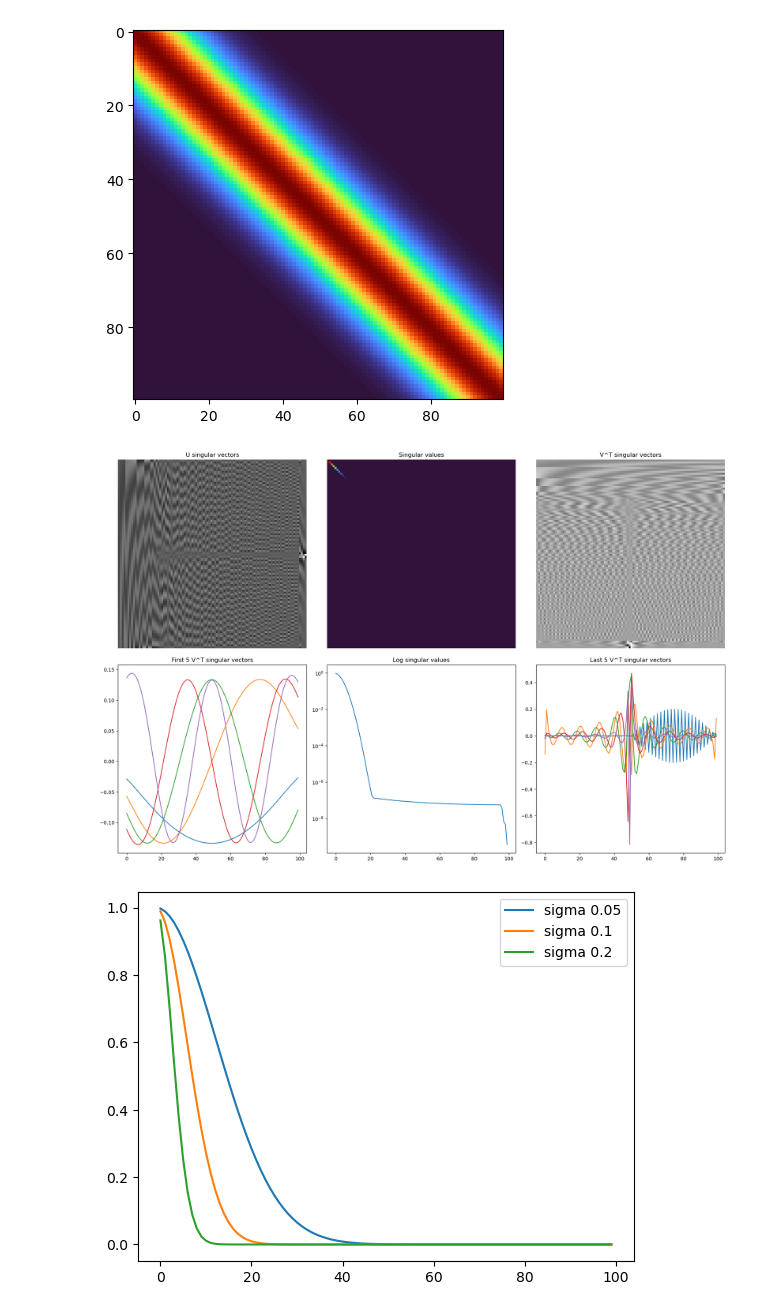
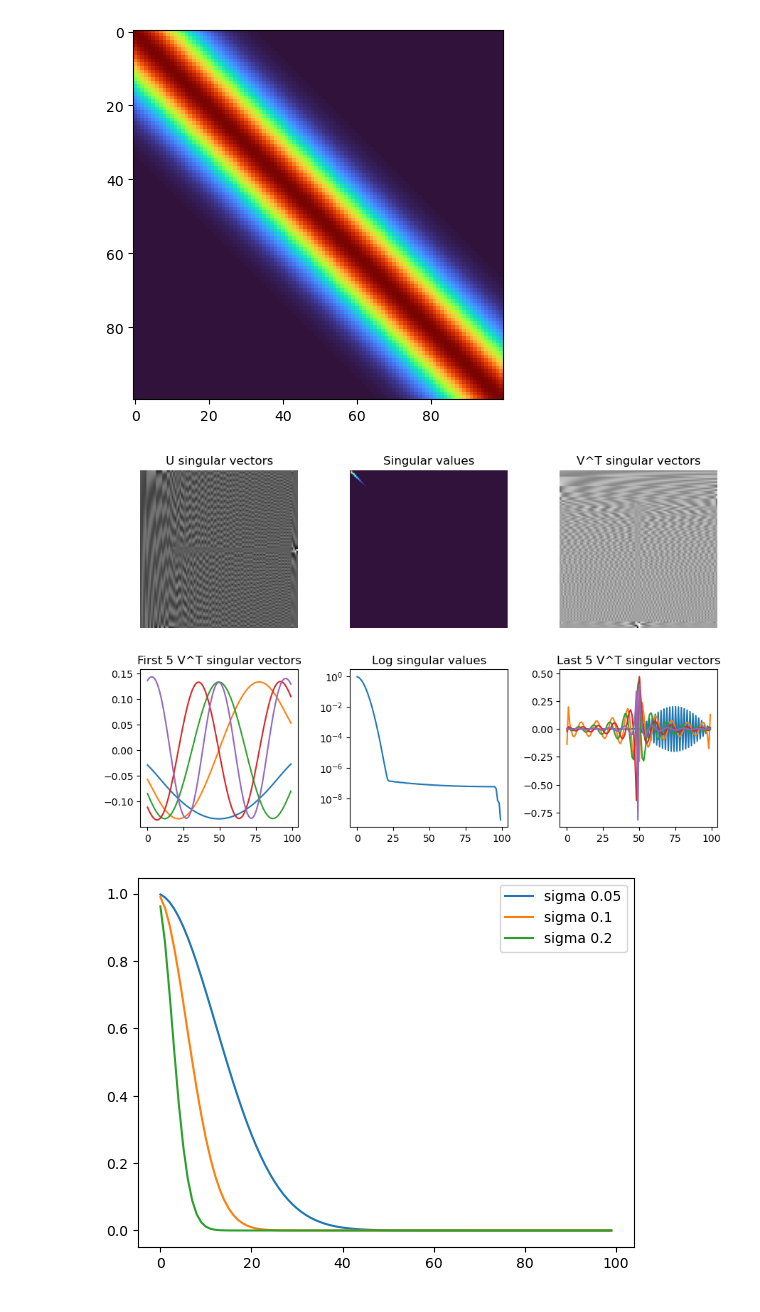
Before and after one commit to markpinnock/inverse-problems, a Jupyter notebook: notebooks/01_basics_nat_img/01_1d_convolution_svd.ipynb, the cells around one changed output. Cells and saved outputs as stored; diff of their text form; code cells hidden in the pictures.

```diff
--- a/notebooks/01_basics_nat_img/01_1d_convolution_svd.ipynb
+++ b/notebooks/01_basics_nat_img/01_1d_convolution_svd.ipynb
@@ -42,41 +42,41 @@ assert np.isclose(np.linalg.norm(U @ W_diag @ Vt - conv_matrix), 0.0)
 
 sing_vals = np.arange(0, W.shape[0])
 
-fig = plt.figure(figsize=(18, 12))
+fig = plt.figure(figsize=(9, 6))
 plt.subplot(2, 3, 1)
 plt.imshow(U, cmap="gray")
 plt.title("U singular vectors")
 plt.axis("off")
 plt.subplot(2, 3, 2)
 plt.imshow(W_diag, cmap="turbo")
 plt.title("Singular values")
 plt.axis("off")
 plt.subplot(2, 3, 3)
 plt.imshow(Vt, cmap="gray")
 plt.title("V^T singular vectors")
 plt.axis("off")
 
 plt.subplot(2, 3, 4)
 for i in range(5):
     plt.plot(sing_vals, Vt[i, :])
 plt.gca().set_box_aspect(1)
 plt.title("First 5 V^T singular vectors")
 
 plt.subplot(2, 3, 5)
 plt.semilogy(sing_vals, W.flatten())
 plt.title("Log singular values")
 plt.gca().set_box_aspect(1)
 
 plt.subplot(2, 3, 6)
 for i in range(Vt.shape[0] - 5, Vt.shape[0]):
     plt.plot(sing_vals, Vt[i, :])
 plt.gca().set_box_aspect(1)
 plt.title("Last 5 V^T singular vectors")
 
 plt.tight_layout()
 plt.show()
 # %% [output]
-[figure, old version]
+[figure, new version]
 # %%
 """Iterate through different blurring kernel standard deviations and plot spectra"""
 
```
Also changed, not shown: parts of 2 cells of this notebook.
